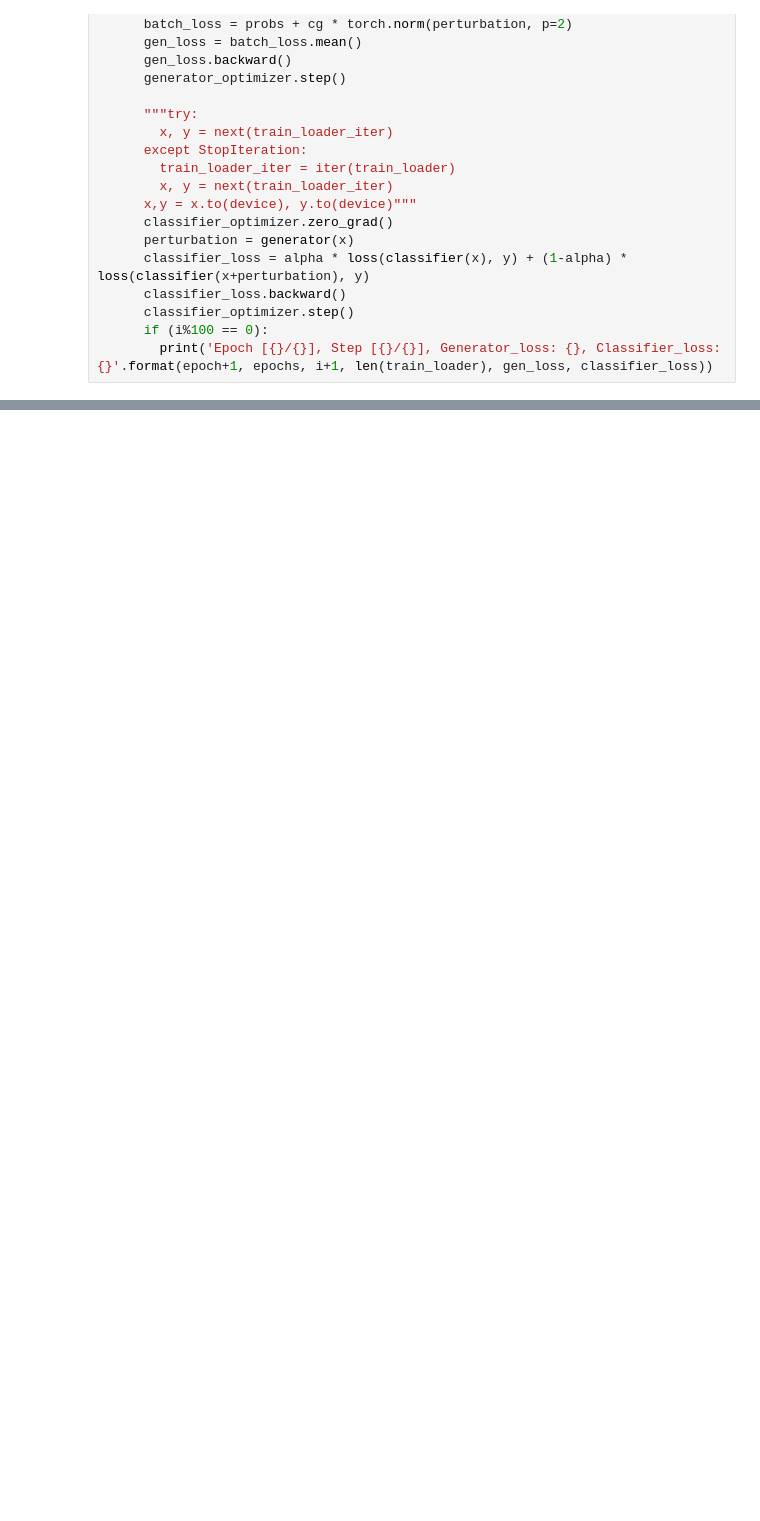
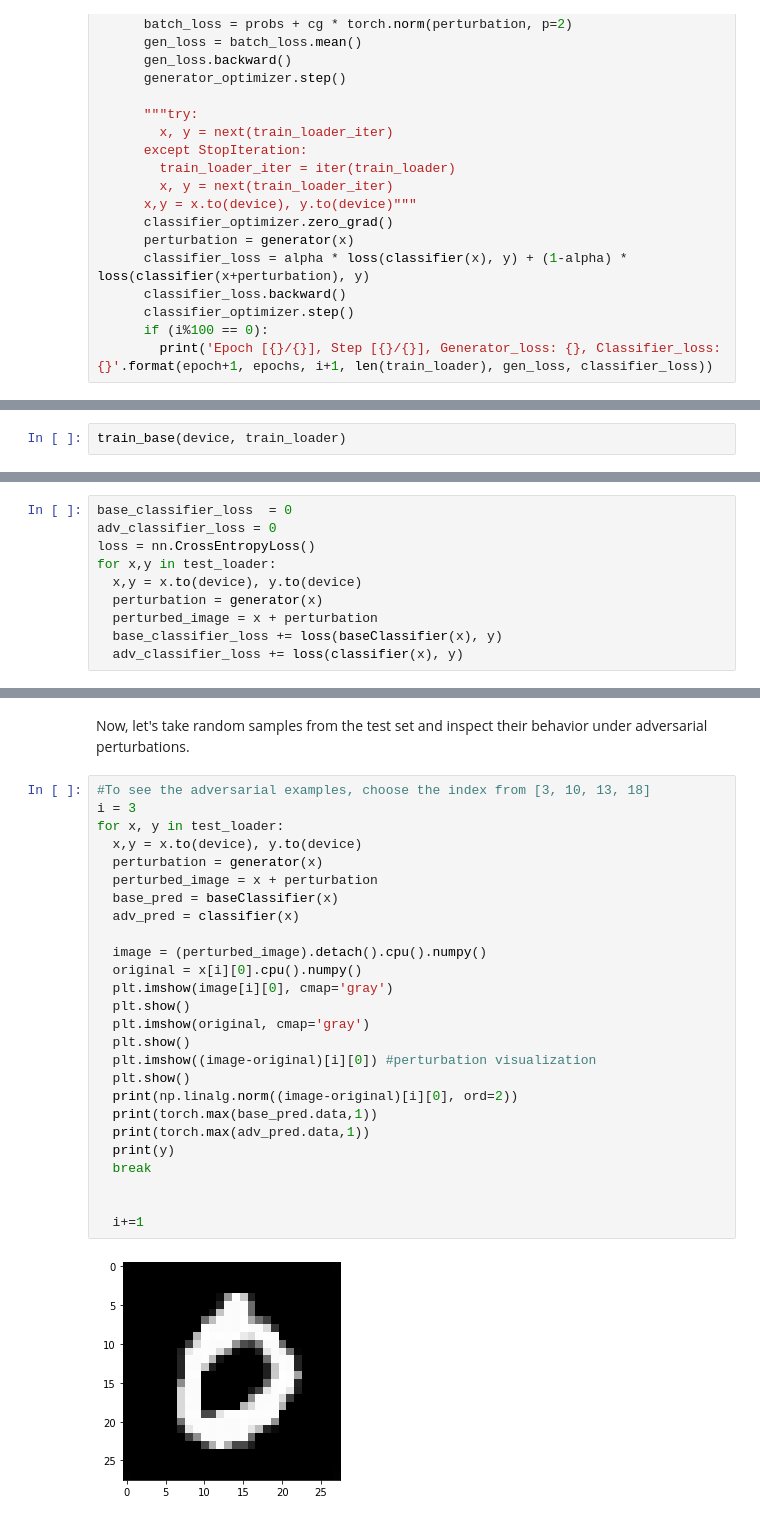
Before and after one commit to kerimoglutolga/AdversarialLearning, a Jupyter notebook: FGSM.ipynb, the cells around one changed output, grey strips where cells are left out. Drawn from its saved outputs; the diff is of its cells as text; blank space fills up the shorter version.

```diff
--- a/FGSM.ipynb
+++ b/FGSM.ipynb
@@ -163,0 +193,2 @@ import matplotlib.pyplot as plt
+# %%
+train_base(device, train_loader)
@@ -163,0 +213,10 @@ import matplotlib.pyplot as plt
+# %%
+base_classifier_loss  = 0
+adv_classifier_loss = 0
+loss = nn.CrossEntropyLoss()
+for x,y in test_loader:
+  x,y = x.to(device), y.to(device)
+  perturbation = generator(x)
+  perturbed_image = x + perturbation
+  base_classifier_loss += loss(baseClassifier(x), y)
+  adv_classifier_loss += loss(classifier(x), y)
@@ -163,0 +227,30 @@ import matplotlib.pyplot as plt
+# %% [markdown]
+Now, let's take random samples from the test set and inspect their behavior under adversarial perturbations.
+# %%
+#To see the adversarial examples, choose the index from [3, 10, 13, 18]
+i = 3
+for x, y in test_loader:
+  x,y = x.to(device), y.to(device)
+  perturbation = generator(x)
+  perturbed_image = x + perturbation
+  base_pred = baseClassifier(x)
+  adv_pred = classifier(x)
+
+  image = (perturbed_image).detach().cpu().numpy()
+  original = x[i][0].cpu().numpy()
+  plt.imshow(image[i][0], cmap='gray')
+  plt.show()
+  plt.imshow(original, cmap='gray')
+  plt.show()
+  plt.imshow((image-original)[i][0]) #perturbation visualization
+  plt.show()
+  print(np.linalg.norm((image-original)[i][0], ord=2))
+  print(torch.max(base_pred.data,1))
+  print(torch.max(adv_pred.data,1))
+  print(y)
+  break
+
+
+  i+=1
+# %% [output]
+[figure, added]
```
Also changed, not shown: parts of 9 cells of this notebook.
